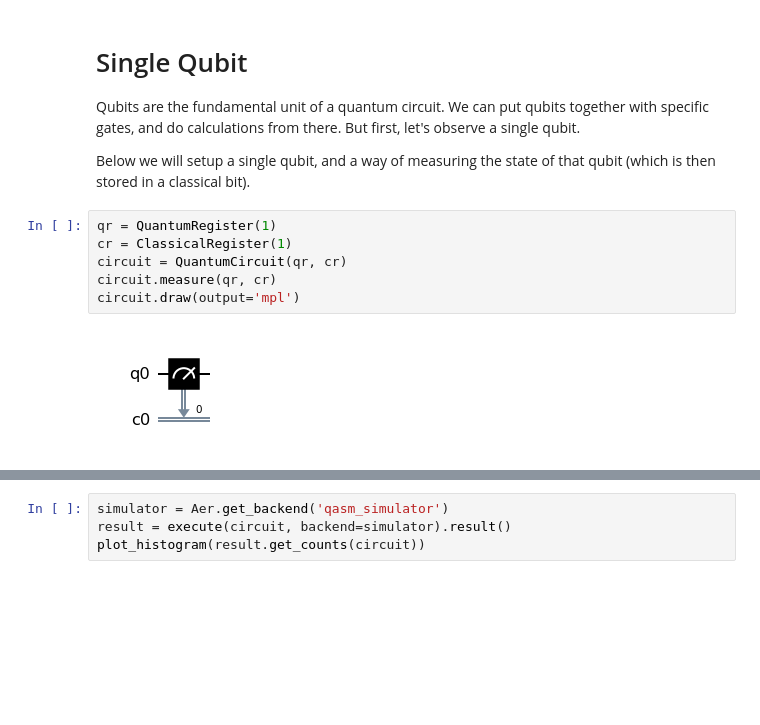
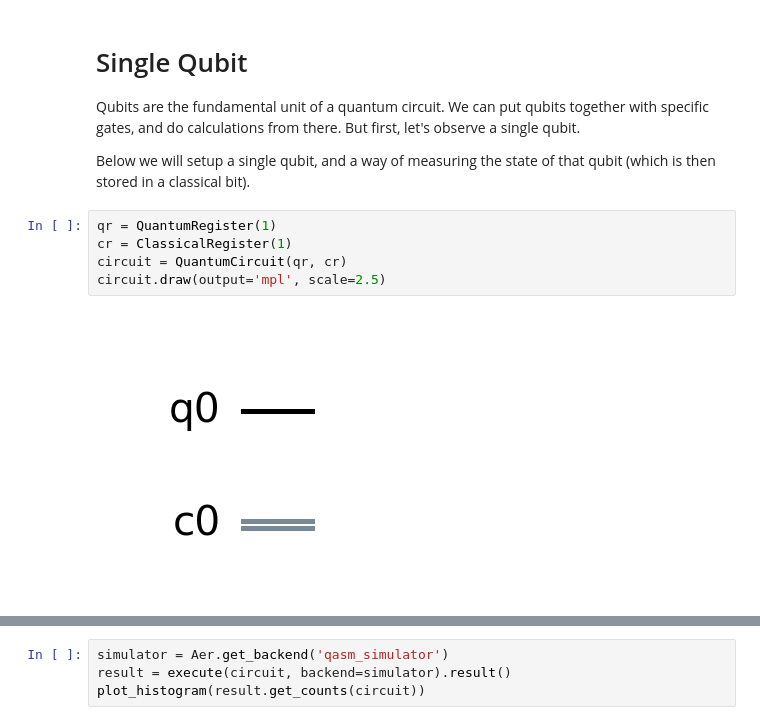
Before and after one commit to joey-kilgore/quantum-playground, a Jupyter notebook: single-qubit.ipynb, the cells around one changed output, grey strips where cells are left out. Cells and saved outputs as stored; diff of their text form; blank space fills up the shorter version.

```diff
--- a/single-qubit.ipynb
+++ b/single-qubit.ipynb
@@ -17,8 +17,7 @@ Below we will setup a single qubit, and a way of measuring the state of that qub
 # %%
 qr = QuantumRegister(1)
 cr = ClassicalRegister(1)
 circuit = QuantumCircuit(qr, cr)
-circuit.measure(qr, cr)
-circuit.draw(output='mpl')
+circuit.draw(output='mpl', scale=2.5)
 # %% [output]
-[figure, old version]
+[figure, new version]
```
Also changed, not shown: parts of 6 cells of this notebook.
